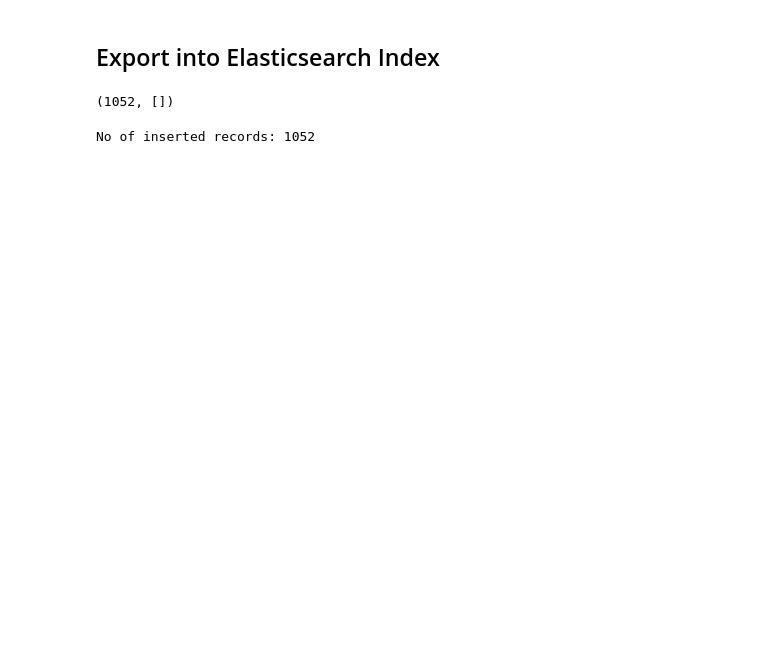
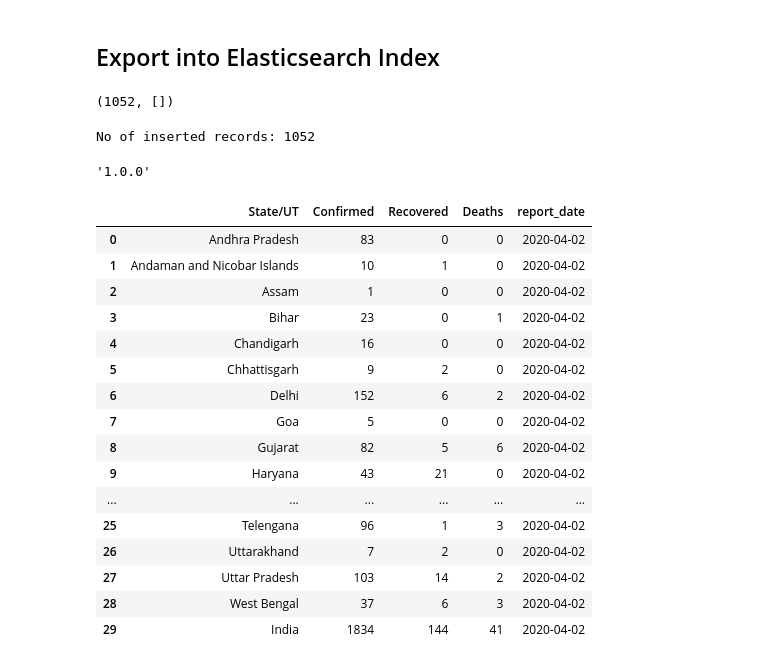
Before and after one commit to kaykaushal/COVID19-IndiaAnalyticsHub, a Jupyter notebook: India/notebooks/Kaggle_covid19India.ipynb, the cells around one changed output. Saved outputs shown, nothing was run; the diff lists cells and outputs as text; code cells hidden in the pictures; blank space fills up the shorter version.

```diff
--- a/India/notebooks/Kaggle_covid19India.ipynb
+++ b/India/notebooks/Kaggle_covid19India.ipynb
@@ -287,0 +301,18 @@ No of inserted records: 1052
+# %%
+WEB_URL = "https://www.mohfw.gov.in"
+REPO_FILFES = "/Volumes/Lab/covid19-AnalyticsHbub/India/data/mhw_ind_covid_daily_reports/"
+GEO_DATA = "/Volumes/Lab/PROJECTS/COVID-19-AnalyticsHub/India/data/state_geo_table.csv"
+
+
+def ind_mh_web_scrap(url, data_dir):
+    #df = pd.read_html(url, header=0)[1].iloc[:,1:]
+    df = pd.read_html(url)[-1].iloc[:,1:] #Read covid-19 india
+    df.columns = ['State/UT', 'Confirmed','Recovered', 'Deaths']
+    df.loc[(df['State/UT'].str.contains("Total")),'State/UT'] = "India"
+    if df.Confirmed.dtypes == 'O':
+        df = df.select_dtypes(include=['object']).apply(lambda x: x.str.replace('#','')).iloc[:-1,:]
+    #df = df.select_dtypes(include=['object']).apply(lambda x: x.str.replace('#',''))
+    df['report_date'] = pd.Timestamp.now().normalize()
+    df['report_date'] = pd.to_datetime(df['report_date']).dt.date
+    file_name = datetime.datetime.now().strftime("%Y-%m-%d")
+    df.to_csv(data_dir+file_name+'.csv', index=False)
@@ -287,0 +321,38 @@ No of inserted records: 1052
+# %%
+pd.__version__
+# %% [output]
+'1.0.0'
+# %%
+#"/Volumes/Lab/covid19-AnalyticsHbub/India/data/mhw_ind_covid_daily_reports"
+dir_ = '/Volumes/Lab/covid19-AnalyticsHbub/India/data/mhw_ind_covid_daily_reports/'
+# %%
+#df = pd.read_html(WEB_URL, header=0)[1].iloc[:,1:]
+df = pd.read_html(WEB_URL)[-1].iloc[:,1:] #Read covid-19 india
+df.columns = ['State/UT', 'Confirmed','Recovered', 'Deaths']
+df.loc[(df['State/UT'].str.contains("Total")),'State/UT'] = "India"
+if df.Confirmed.dtypes == 'O':
+    df = df.select_dtypes(include=['object']).apply(lambda x: x.str.replace('#','')).iloc[:-1,:]
+#     #df = df.select_dtypes(include=['object']).apply(lambda x: x.str.replace('#',''))
+df['report_date'] = pd.Timestamp.now().normalize()
+df['report_date'] = pd.to_datetime(df['report_date']).dt.date
+file_name = datetime.datetime.now().strftime("%Y-%m-%d")
+df.to_csv(dir_+file_name+'.csv', index=False)
+df
+# %% [output]
+|  | State/UT | Confirmed | Recovered | Deaths | report_date |
+| 0 | Andhra Pradesh | 83 | 0 | 0 | 2020-04-02 |
+| 1 | Andaman and Nicobar Islands | 10 | 1 | 0 | 2020-04-02 |
+| 2 | Assam | 1 | 0 | 0 | 2020-04-02 |
+| 3 | Bihar | 23 | 0 | 1 | 2020-04-02 |
+| 4 | Chandigarh | 16 | 0 | 0 | 2020-04-02 |
+| 5 | Chhattisgarh | 9 | 2 | 0 | 2020-04-02 |
+| 6 | Delhi | 152 | 6 | 2 | 2020-04-02 |
+| 7 | Goa | 5 | 0 | 0 | 2020-04-02 |
+| 8 | Gujarat | 82 | 5 | 6 | 2020-04-02 |
+| 9 | Haryana | 43 | 21 | 0 | 2020-04-02 |
+| ... | ... | ... | ... | ... | ... |
+| 25 | Telengana | 96 | 1 | 3 | 2020-04-02 |
+| 26 | Uttarakhand | 7 | 2 | 0 | 2020-04-02 |
+| 27 | Uttar Pradesh | 103 | 14 | 2 | 2020-04-02 |
+| 28 | West Bengal | 37 | 6 | 3 | 2020-04-02 |
+| 29 | India | 1834 | 144 | 41 | 2020-04-02 |
```
Also changed, not shown: parts of 10 cells of this notebook, 25 other files.
